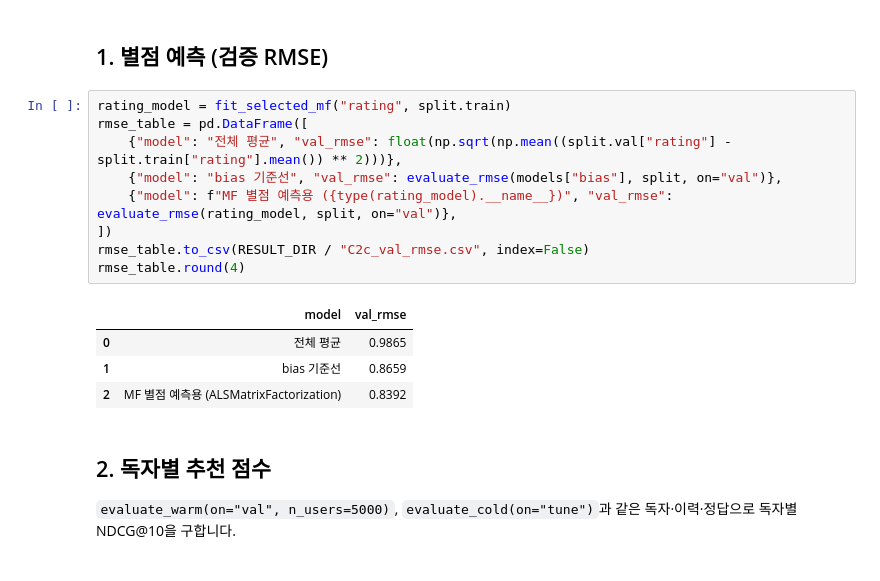
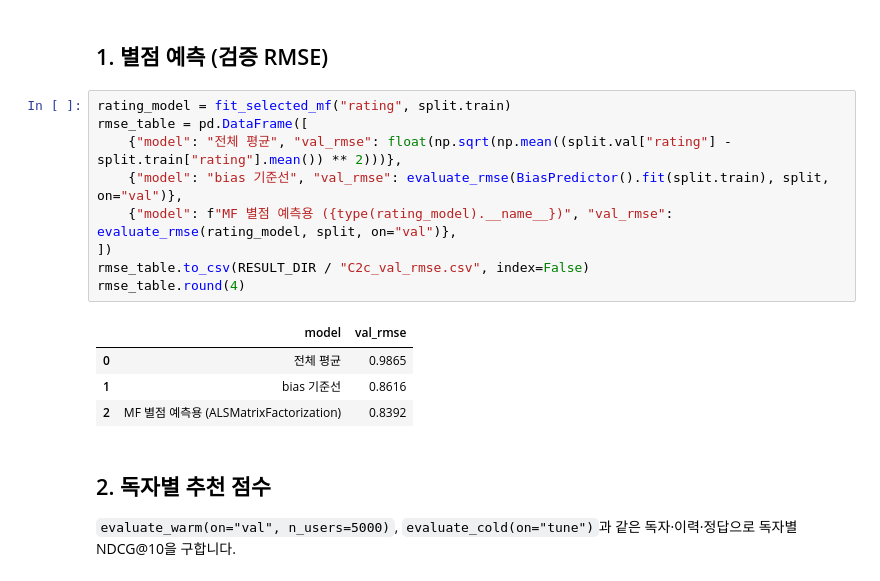
Before and after one commit to Stellallaa/univ-ml-book-recsys, a Jupyter notebook: notebooks/collaborative_filtering/C2c_mf_baselines_uncertainty.ipynb, the cells around one changed output. Drawn from its saved outputs; the diff is of its cells as text.

```diff
--- a/notebooks/collaborative_filtering/C2c_mf_baselines_uncertainty.ipynb
+++ b/notebooks/collaborative_filtering/C2c_mf_baselines_uncertainty.ipynb
@@ -90,16 +47,16 @@ print(list(models))
 # %%
 rating_model = fit_selected_mf("rating", split.train)
 rmse_table = pd.DataFrame([
     {"model": "전체 평균", "val_rmse": float(np.sqrt(np.mean((split.val["rating"] - split.train["rating"].mean()) ** 2)))},
-    {"model": "bias 기준선", "val_rmse": evaluate_rmse(models["bias"], split, on="val")},
+    {"model": "bias 기준선", "val_rmse": evaluate_rmse(BiasPredictor().fit(split.train), split, on="val")},
     {"model": f"MF 별점 예측용 ({type(rating_model).__name__})", "val_rmse": evaluate_rmse(rating_model, split, on="val")},
 ])
 rmse_table.to_csv(RESULT_DIR / "C2c_val_rmse.csv", index=False)
 rmse_table.round(4)
 # %% [output]
 |  | model | val_rmse |
 | 0 | 전체 평균 | 0.9865 |
-| 1 | bias 기준선 | 0.8659 |
+| 1 | bias 기준선 | 0.8616 |
 | 2 | MF 별점 예측용 (ALSMatrixFactorization) | 0.8392 |
 # %% [markdown]
 ## 2. 독자별 추천 점수
```
Also changed, not shown: parts of 5 cells of this notebook, 22 other files.
